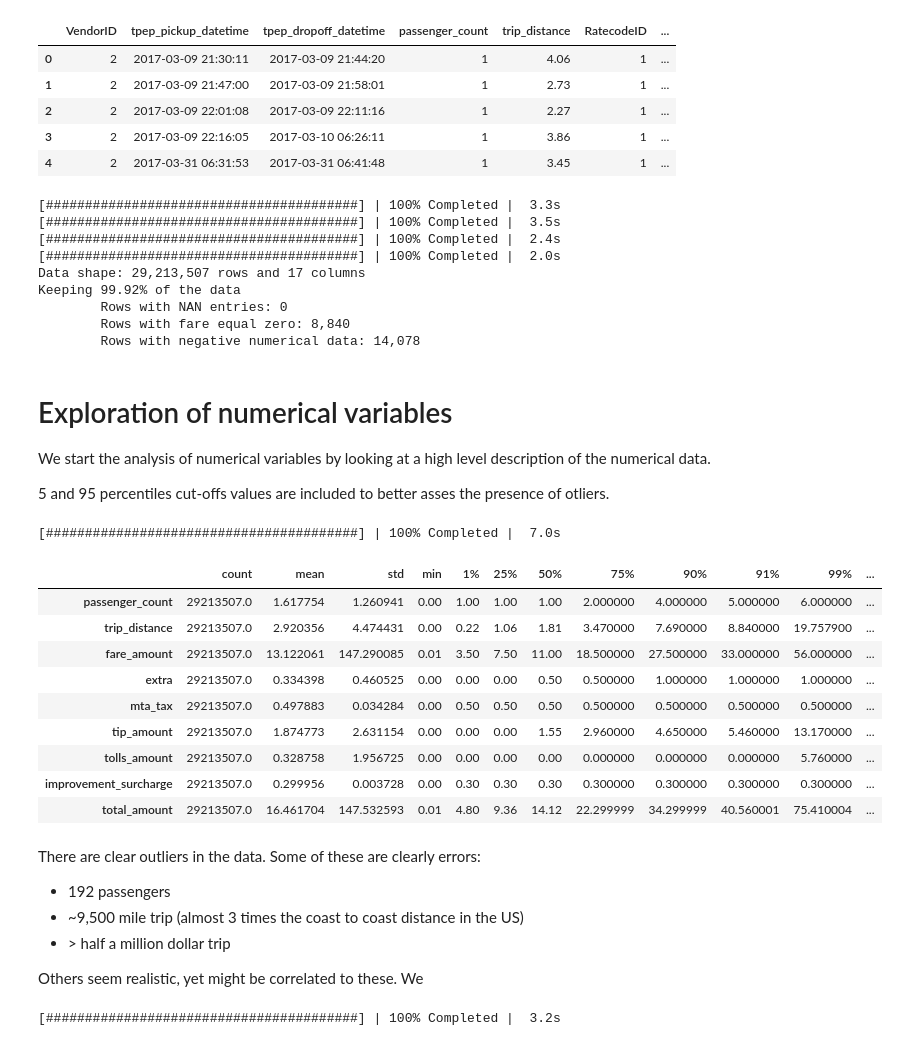
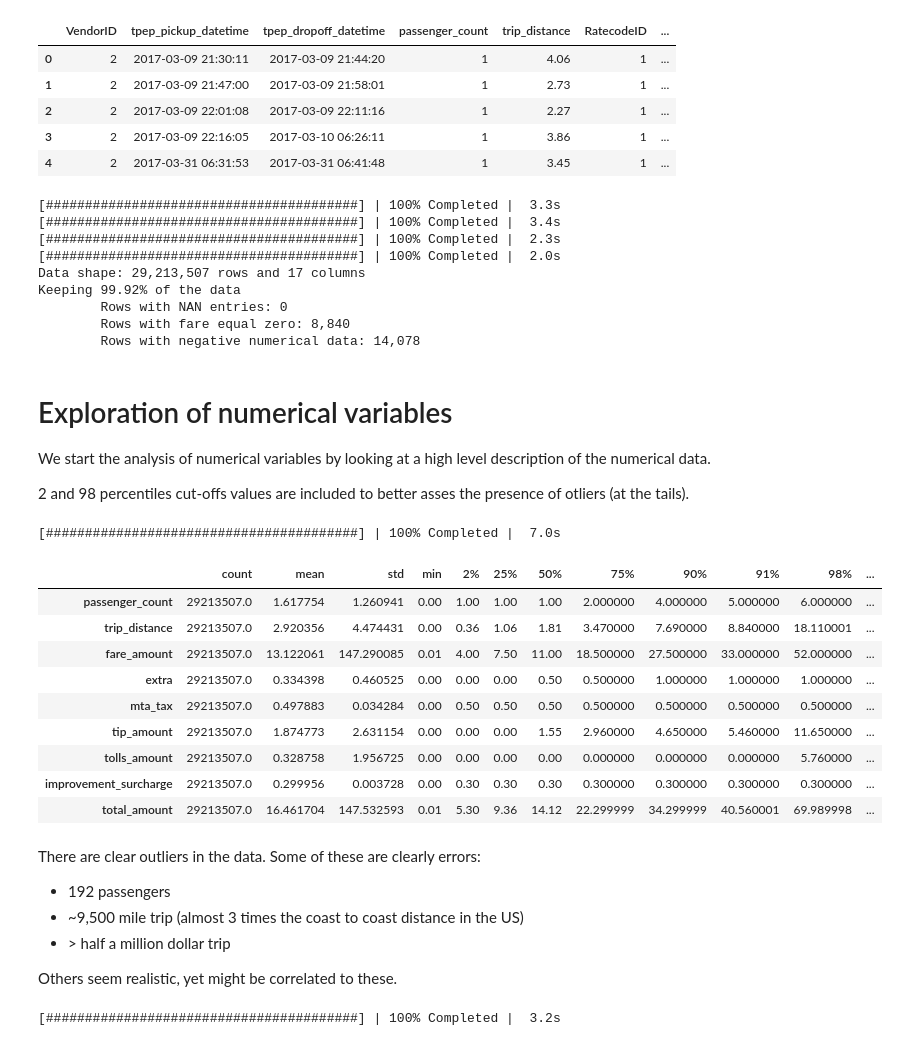
Before and after one commit to LDLS/nyc_taxi, a Jupyter notebook: notebooks/exploration_cleaning.ipynb, the cells around one changed output. Drawn from its saved outputs; the diff is of its cells as text; code cells hidden in the pictures.

```diff
--- a/notebooks/exploration_cleaning.ipynb
+++ b/notebooks/exploration_cleaning.ipynb
@@ -25,18 +25,22 @@ PARENT_DIR = Path().resolve().parents[0]
 DATA_DIR = PARENT_DIR / 'data'
 DATA_URL = 'https://s3.amazonaws.com/nyc-tlc/trip+data/'
 
-companies = ['yellow_trip']
-data_suffix = 'data'
+data_name = 'tripdata'
+companies = ['yellow']
 years = ['2017']
 months = ['03', '06', '11']
+cos = ''.join([c[0] for c in set(companies)])
+yrs = ''.join([y[-2:] for y in set(years)])
+mos = ''.join(months) #Can dp beeter
 dates = ['-'.join([y,m]) for y, m in itertools.product(years, months)]
 
-taxi_data_csv_names = [c + data_suffix + '_' + d + '.csv' for c, d in itertools.product(companies, dates)]
-taxi_data_pattern = DATA_DIR / (r'*data_*-*.csv')
+taxi_data_csv_names = ['_'.join([c, data_name, d]) + '.csv'
+                       for c, d in itertools.product(companies, dates)]
+taxi_data_pattern = DATA_DIR / '*_tripdata_*-*.csv'
 csv_urls = [DATA_URL + f for f in taxi_data_csv_names]
 csv_files = [DATA_DIR / f for f in taxi_data_csv_names]
 csv_dict = dict(zip(taxi_data_csv_names, zip(csv_urls, csv_files)))
-parquet_name = DATA_DIR / 'yellow_tripdata_2017-030611.parquet'
+parquet_name = DATA_DIR / '_'.join([cos, yrs, mos])
 
 lookup_name = DATA_DIR / 'taxi_zone_lookup.csv'
 shapefile_name = DATA_DIR / 'taxi_zones.zip'
@@ -189,8 +203,8 @@ print(f'\tRows with negative numerical data: {df_neg_n_rows:,}')
 gc.collect();
 # %% [output]
 [########################################] | 100% Completed |  3.3s
-[########################################] | 100% Completed |  3.5s
-[########################################] | 100% Completed |  2.4s
+[########################################] | 100% Completed |  3.4s
+[########################################] | 100% Completed |  2.3s
 [########################################] | 100% Completed |  2.0s
 Data shape: 29,213,507 rows and 17 columns
 Keeping 99.92% of the data
@@ -202,27 +216,27 @@ Keeping 99.92% of the data
 
 We start the analysis of numerical variables by looking at a high level description of the numerical data.
 
-5 and 95 percentiles cut-offs values are included to better asses the presence of otliers.
+2 and 98 percentiles cut-offs values are included to better asses the presence of otliers (at the tails).
 # %%
-df_num_description = df[numerical_cols].describe(percentiles = [.01, 0.9,
+df_num_description = df[numerical_cols].describe(percentiles = [.02, 0.9,
                                                                 .25, .5, .75,
-                                                                .91, .99])
+                                                                .91, .98])
 with ProgressBar():
     df_num_description = df_num_description.compute()
 gc.collect();
 df_num_description.T
 # %% [output]
 [########################################] | 100% Completed |  7.0s
-|  | count | mean | std | min | 1% | 25% | 50% | 75% | 90% | 91% | 99% | ... |
+|  | count | mean | std | min | 2% | 25% | 50% | 75% | 90% | 91% | 98% | ... |
 | passenger_count | 29213507.0 | 1.617754 | 1.260941 | 0.00 | 1.00 | 1.00 | 1.00 | 2.000000 | 4.000000 | 5.000000 | 6.000000 | ... |
-| trip_distance | 29213507.0 | 2.920356 | 4.474431 | 0.00 | 0.22 | 1.06 | 1.81 | 3.470000 | 7.690000 | 8.840000 | 19.757900 | ... |
-| fare_amount | 29213507.0 | 13.122061 | 147.290085 | 0.01 | 3.50 | 7.50 | 11.00 | 18.500000 | 27.500000 | 33.000000 | 56.000000 | ... |
+| trip_distance | 29213507.0 | 2.920356 | 4.474431 | 0.00 | 0.36 | 1.06 | 1.81 | 3.470000 | 7.690000 | 8.840000 | 18.110001 | ... |
+| fare_amount | 29213507.0 | 13.122061 | 147.290085 | 0.01 | 4.00 | 7.50 | 11.00 | 18.500000 | 27.500000 | 33.000000 | 52.000000 | ... |
 | extra | 29213507.0 | 0.334398 | 0.460525 | 0.00 | 0.00 | 0.00 | 0.50 | 0.500000 | 1.000000 | 1.000000 | 1.000000 | ... |
 | mta_tax | 29213507.0 | 0.497883 | 0.034284 | 0.00 | 0.50 | 0.50 | 0.50 | 0.500000 | 0.500000 | 0.500000 | 0.500000 | ... |
-| tip_amount | 29213507.0 | 1.874773 | 2.631154 | 0.00 | 0.00 | 0.00 | 1.55 | 2.960000 | 4.650000 | 5.460000 | 13.170000 | ... |
+| tip_amount | 29213507.0 | 1.874773 | 2.631154 | 0.00 | 0.00 | 0.00 | 1.55 | 2.960000 | 4.650000 | 5.460000 | 11.650000 | ... |
 | tolls_amount | 29213507.0 | 0.328758 | 1.956725 | 0.00 | 0.00 | 0.00 | 0.00 | 0.000000 | 0.000000 | 0.000000 | 5.760000 | ... |
 | improvement_surcharge | 29213507.0 | 0.299956 | 0.003728 | 0.00 | 0.30 | 0.30 | 0.30 | 0.300000 | 0.300000 | 0.300000 | 0.300000 | ... |
-| total_amount | 29213507.0 | 16.461704 | 147.532593 | 0.01 | 4.80 | 9.36 | 14.12 | 22.299999 | 34.299999 | 40.560001 | 75.410004 | ... |
+| total_amount | 29213507.0 | 16.461704 | 147.532593 | 0.01 | 5.30 | 9.36 | 14.12 | 22.299999 | 34.299999 | 40.560001 | 69.989998 | ... |
 # %% [markdown]
 There are clear outliers in the data. Some of these are clearly errors:
 
@@ -230,7 +244,7 @@ There are clear outliers in the data. Some of these are clearly errors:
 * ~9,500 mile trip  (almost 3 times the coast to coast distance in the US)
 * \> half a million dollar trip
 
-Others seem realistic, yet might be correlated to these. We
+Others seem realistic, yet might be correlated to these.
 # %%
 passenger_count_hist = df.groupby('passenger_count').size()
 with ProgressBar():
```
Also changed, not shown: parts of 4 cells of this notebook, 3 other files.
